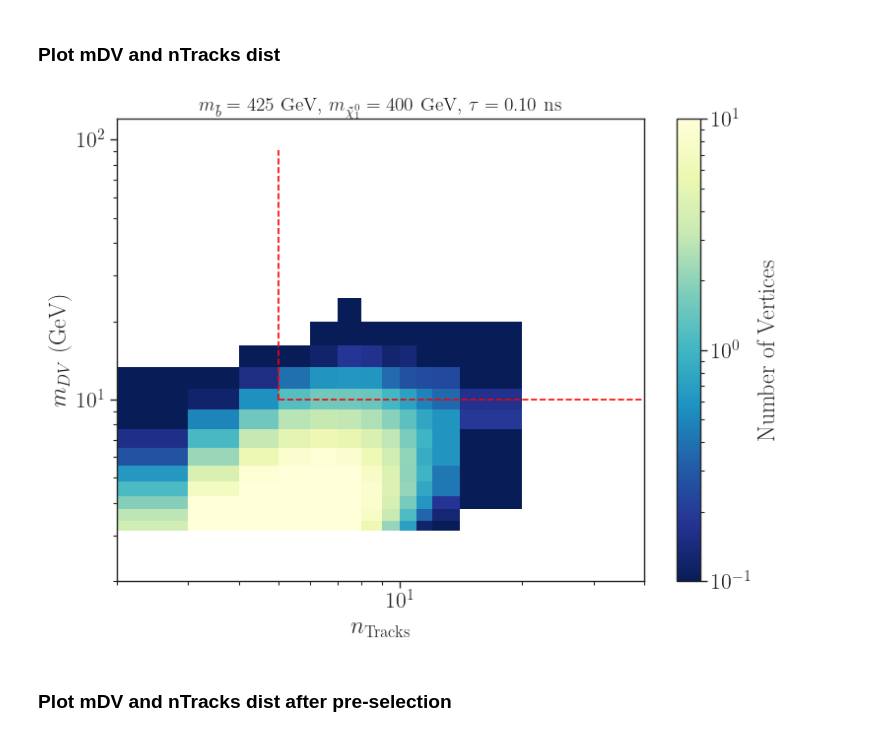
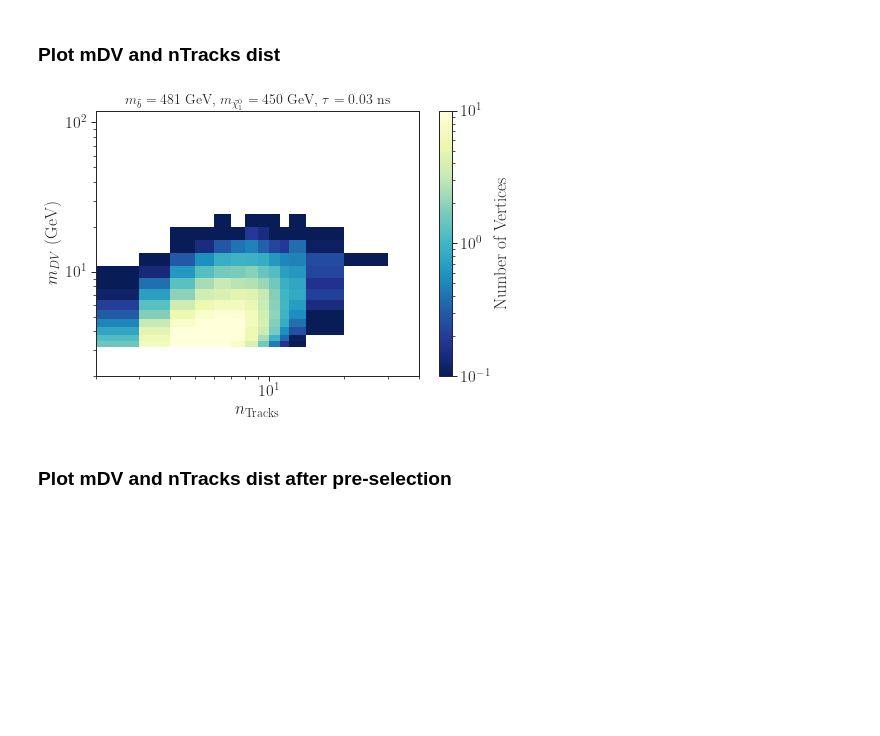
Before and after one commit to andlessa/LLP-CDFO, a Jupyter notebook: plotting/distributions/plots-dists-ATLAS-SUSY-2016-08.ipynb, the cells around one changed output. Drawn from its saved outputs; the diff is of its cells as text; code cells hidden in the pictures; blank space fills up the shorter version.

Commit message:
Fixed pars for bias scan

```diff
--- a/plotting/distributions/plots-dists-ATLAS-SUSY-2016-08.ipynb
+++ b/plotting/distributions/plots-dists-ATLAS-SUSY-2016-08.ipynb
@@ -51,7 +55,7 @@ colors = sns.color_palette('Paired')
 # %% [markdown]
 ### Load Recast Data
 # %%
-inputFiles = ['../../pp2BB1j_atlas_scan_moreStats/Events/run_%i/cdfo_425_400.0_tau_1e-01_delphes_events.root' %i for i in range(93,98)]
+inputFiles = list(glob.glob('../../eventData/pp2BB1j_atlas_scan_New/Events/run_*/cdfo_481_450.0_tau_3e-02_delphes_events.root'))
 modelDict = getModelDict(inputFiles[0],model='sbottom')
 title = r'$m_{\tilde b} = %1.0f$ GeV, $m_{\tilde \chi_1^0} = %1.0f$ GeV, $\tau = %1.2f$ ns'%(modelDict['mLLP'],modelDict['mLSP'],modelDict['tau_ns'])
 figlabel = 'msb_%1.0f_mchi_%1.0f_tau_%1.2f'%(modelDict['mLLP'],modelDict['mLSP'],modelDict['tau_ns'])
@@ -202,36 +210,36 @@ data_obs = np.genfromtxt('../../ATLAS-SUSY-2016-08/ATLAS_data/HEPData-ins1630632
 data_exp = np.genfromtxt('../../ATLAS-SUSY-2016-08/ATLAS_data/HEPData-ins1630632-v2-csv/Table6.csv',
                          delimiter=',',skip_header=126)
 # %%
-fig = plt.figure(figsize=(8,6))
+fig = plt.figure(figsize=(7,5))
 cm = plt.colormaps['YlGnBu_r']
 mDV_bins = np.sort(np.unique(data_exp[:,1]))
 n_bins = np.sort((np.unique(data_exp[:,0])))
 # mDV_bins = np.append(mDV_bins,np.arange(200.,1000.,100.))
 n_bins = np.append(np.unique(data_exp[:,0]),[20.,30.,40.])
 h = plt.hist2d(mDV_nTracks_weights[:,1],mDV_nTracks_weights[:,0],cmap=cm,
                weights=mDV_nTracks_weights[:,2],bins=(n_bins,mDV_bins),norm=LogNorm(vmin=1e-1,vmax=10))
 
 
 # for ipt,pt in enumerate(data_obs):
 #     if pt[-1] == 0.0:
 #         continue
 #     plt.text(1.1*pt[0],pt[1],'%i' %pt[-1],fontsize=10)
 
-plt.hlines(y=10.0,xmin=5.,xmax=max(n_bins),colors='red',linestyle='dashed')
-plt.vlines(x=5.0,ymin=10.,ymax=max(mDV_bins),colors='red',linestyle='dashed')
+# plt.hlines(y=10.0,xmin=5.,xmax=max(n_bins),colors='red',linestyle='dashed')
+# plt.vlines(x=5.0,ymin=10.,ymax=max(mDV_bins),colors='red',linestyle='dashed')
 plt.xscale('log')
 plt.yscale('log')
 plt.ylabel(r'$m_{DV}$ (GeV)')
 plt.xlabel(r'$n_{\rm Tracks}$')
 plt.ylim(2,120.)
 plt.xlim(2,40)
 fig.colorbar(h[3], ax=plt.gca(),label='Number of Vertices')
 plt.title(title,fontsize=14)
 plt.tight_layout()
 plt.savefig('mDVnTrack_%s.png' %figlabel)
 plt.show()
 # %% [output]
-[figure, old version]
+[figure, new version]
 # %% [markdown]
 ### Plot mDV and nTracks dist after pre-selection
 # %%
```
Also changed, not shown: parts of 7 cells of this notebook, 4 other files.
